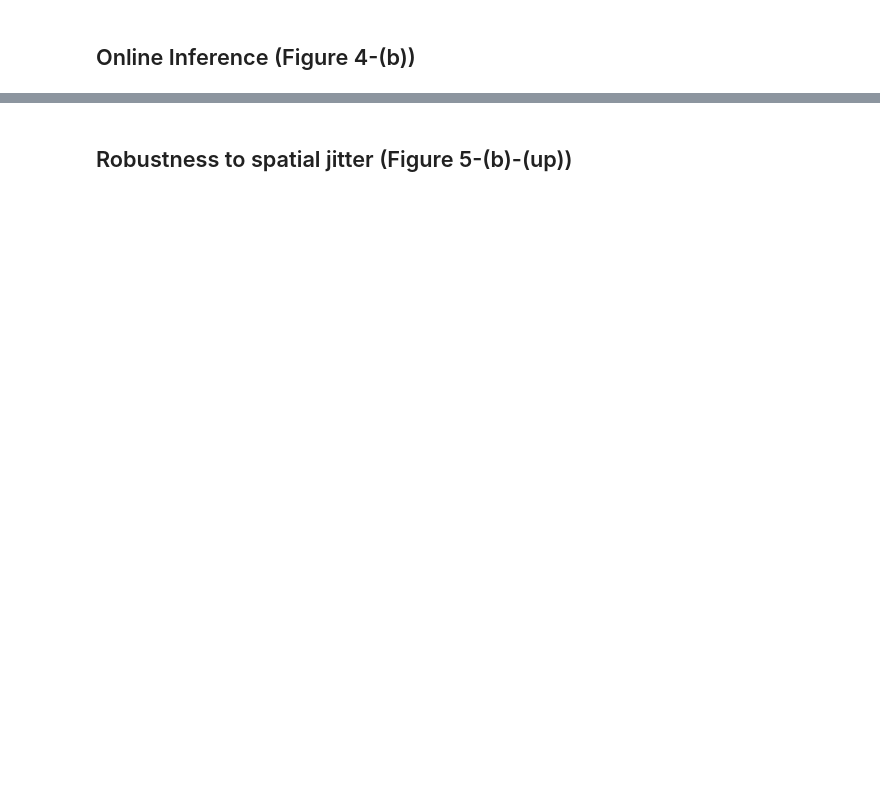
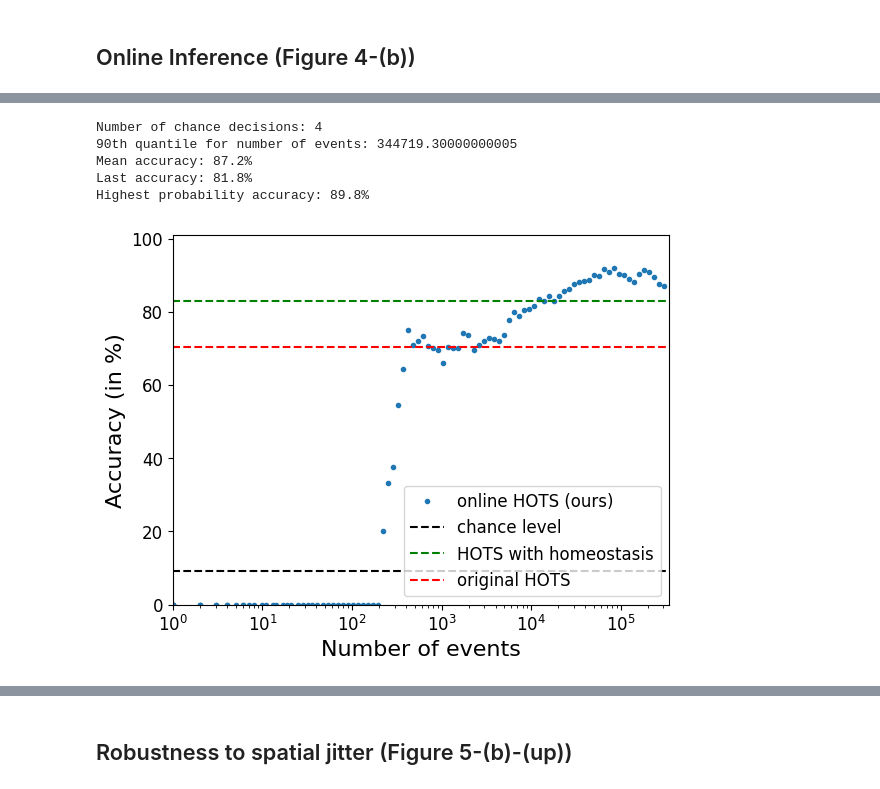
Before and after one commit to AntoineGrimaldi/hotsline, a Jupyter notebook: notebooks/RESULTS_GESTURE.ipynb, the cells around one changed output, grey strips where cells are left out. Drawn from its saved outputs; the diff is of its cells as text; code cells hidden in the pictures; blank space fills up the shorter version.

```diff
--- a/notebooks/RESULTS_GESTURE.ipynb
+++ b/notebooks/RESULTS_GESTURE.ipynb
@@ -190,3 +178,10 @@ Highest probability accuracy: 9.1%
 # %%
-mlr_threshold = .9
-onlinac_thres = online_accuracy(classif_layer, tau_cla, testoutputloader, results_path, ts_size, testset_output.ordering, n_classes, mlr_threshold = mlr_threshold, ts_batch_size = ts_batch_size, original_accuracy = score, original_accuracy_nohomeo = score_nohomeo, online_plot=True)
+mlr_threshold = .5
+onlinac_thres, best_probability_thres, meanac_thres, lastac_thres = online_accuracy(classif_layer, tau_cla, testoutputloader, results_path, sensor_size, testset_output.ordering, n_classes, ts_size = ts_size, mlr_threshold = mlr_threshold, original_accuracy = score, original_accuracy_nohomeo = score_nohomeo, ts_batch_size = int(ts_batch_size/2), online_plot = True, save_likelihood = False)
+# %% [output]
+Number of chance decisions: 4
+90th quantile for number of events: 344719.30000000005
+Mean accuracy: 87.2%
+Last accuracy: 81.8%
+Highest probability accuracy: 89.8%
+[figure, added]
```
Also changed, not shown: parts of 27 cells of this notebook, 12 other files.
